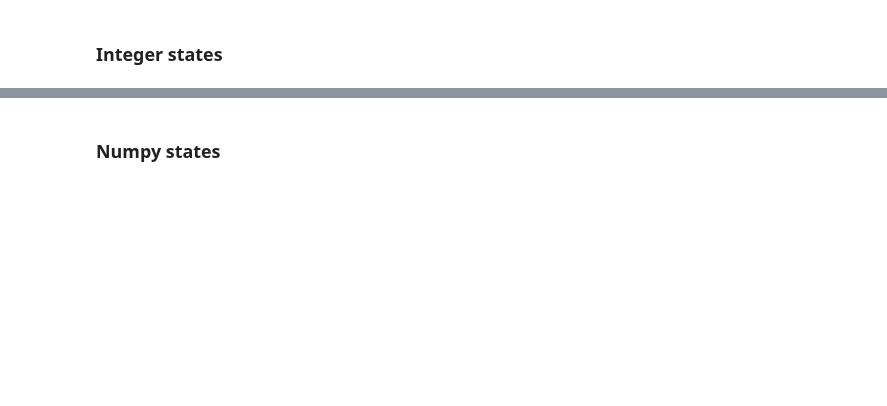
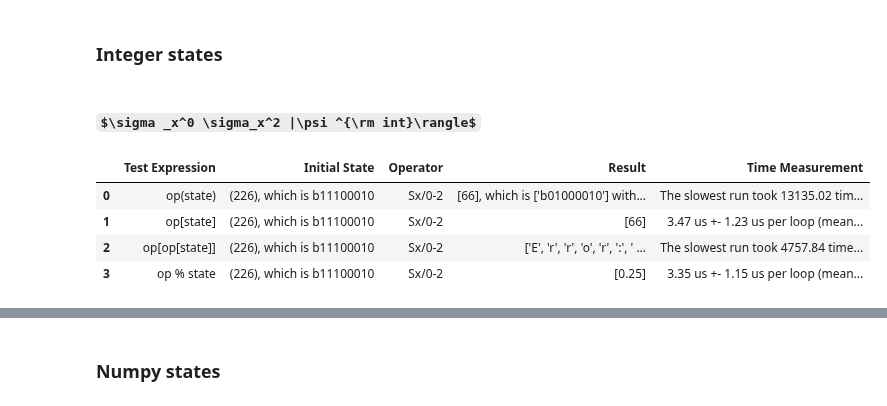
Before and after one commit to makskliczkowski/QuantumEigenSolver, a Jupyter notebook: Python/QES/tests.ipynb, the cells around one changed output, grey strips where cells are left out. Cells and saved outputs as stored; diff of their text form; code cells hidden in the pictures; some formulas as TeX source; blank space fills up the shorter version.

Commit message:
operators should be working for simple ones - now must handle multiplication of them

```diff
--- a/Python/QES/tests.ipynb
+++ b/Python/QES/tests.ipynb
@@ -405,19 +419,42 @@ HON,LatticeBC.PBC,d=2,Ns=8,Lx=2,Ly=2,Lz=1
 import Algebra.Operator.operators_spin as op_spin
 import jax.numpy as jnp
 sites = [0, 2]
+
+#! GLOBAL
+
+#@ sig_x
 sig_x = op_spin.sig_x(
-    lattice  = lat,
+    ns       = lat.ns,
     sites    = sites
 )
 
+#@ sig_z
 sig_z = op_spin.sig_z(
     lattice  = lat,
     sites    = sites
 )
 
-sig_z_loc = op_spin.sig_z(
+#@ sig_x_0
+sig_z_0 = op_spin.sig_z(
+    lattice  = lat,
+    sites    = [0]
+)
+
+#@ sig_x * 2
+sig_x_2     = 2 * sig_x
+
+#@ sig_z * sig_z_0
+sig_z_sig_z = sig_z_0 * sig_z
+#! LOCAL
+sig_z_loc   = op_spin.sig_z(
     lattice  = lat,
     type_act = op_spin.OperatorTypeActing.Local
+)
+
+#! CORRELATION
+sig_z_corr = op_spin.sig_z(
+    lattice  = lat,
+    type_act = op_spin.OperatorTypeActing.Correlation
 )
 
 # create a set of states and test it
@@ -459,2 +509,12 @@ ham.add(
 # %% [markdown]
 ### Integer states
+# %% [markdown]
+##### $\sigma _x^0 \sigma_x^2 |\psi ^{\rm int}\rangle$
+# %%
+out = test_operators(sig_x, int_state, ns = lat.ns, output_format='tabs')
+# %% [output]
+|  | Test Expression | Initial State | Operator | Result | Time Measurement |
+| 0 | op(state) | (226), which is b11100010 | Sx/0-2 | [66], which is ['b01000010'] with... | The slowest run took 13135.02 tim... |
+| 1 | op[state] | (226), which is b11100010 | Sx/0-2 | [66] | 3.47 us +- 1.23 us per loop (mean... |
+| 2 | op[op[state]] | (226), which is b11100010 | Sx/0-2 | ['E', 'r', 'r', 'o', 'r', ':', ' ... | The slowest run took 4757.84 time... |
+| 3 | op % state | (226), which is b11100010 | Sx/0-2 | [0.25] | 3.35 us +- 1.15 us per loop (mean... |
```
Also changed, not shown: parts of 36 cells of this notebook, 5 other files.
